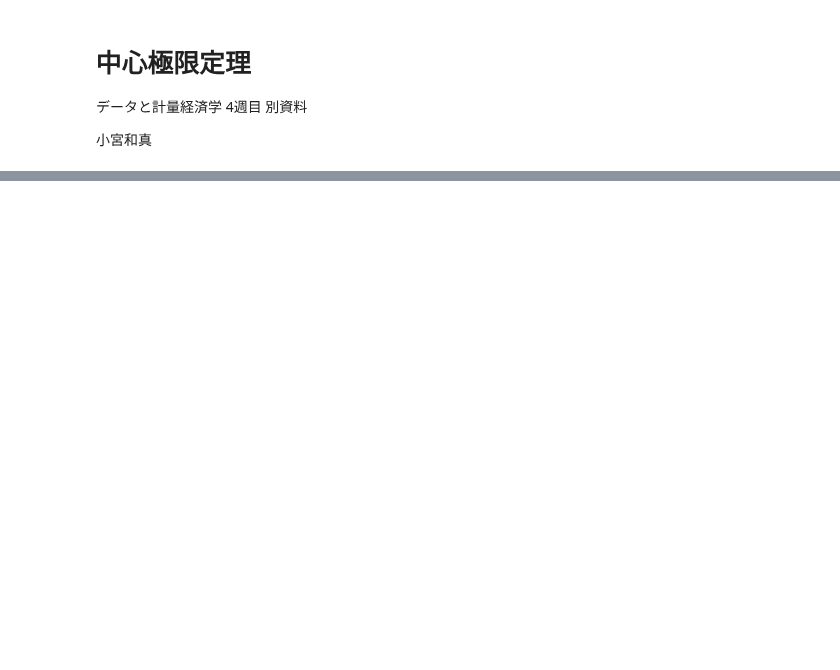
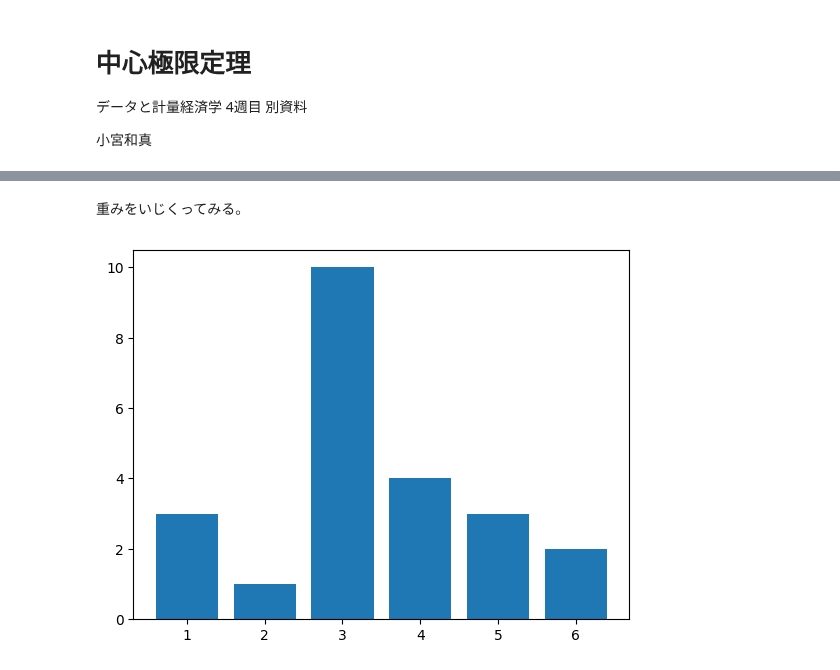
Before and after one commit to misya11p/data-econometrics-materials, a Jupyter notebook: central_limit_theorem.ipynb, the cells around one changed output, grey strips where cells are left out. Saved outputs shown, nothing was run; the diff lists cells and outputs as text; code cells hidden in the pictures; blank space fills up the shorter version.

```diff
--- a/central_limit_theorem.ipynb
+++ b/central_limit_theorem.ipynb
@@ -54,0 +95,7 @@ def sums(m, n):
+# %% [markdown]
+重みをいじくってみる。
+# %%
+weights = (3, 1, 10, 4, 3, 2) # 偏らせたサイコロ
+plt.bar(np.arange(1, 7), weights);
+# %% [output]
+[figure, added]
```
Also changed, not shown: parts of 15 cells of this notebook.
